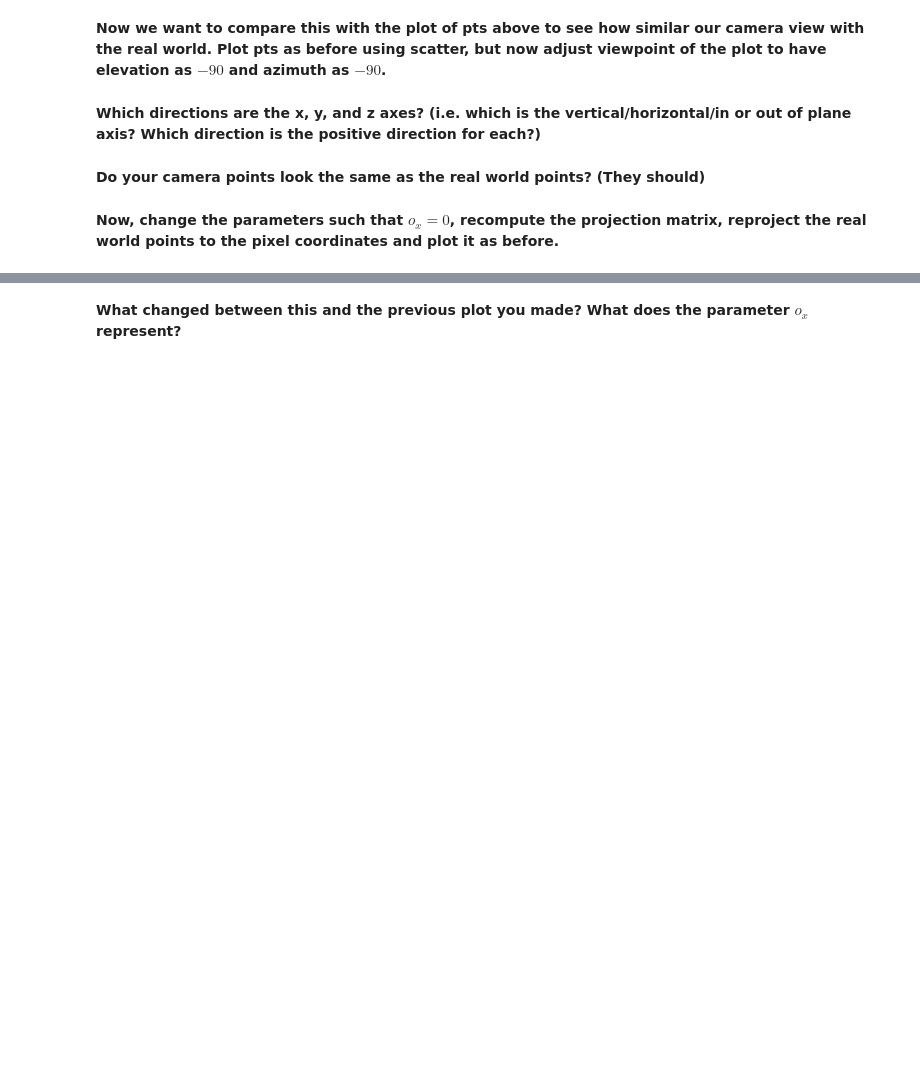
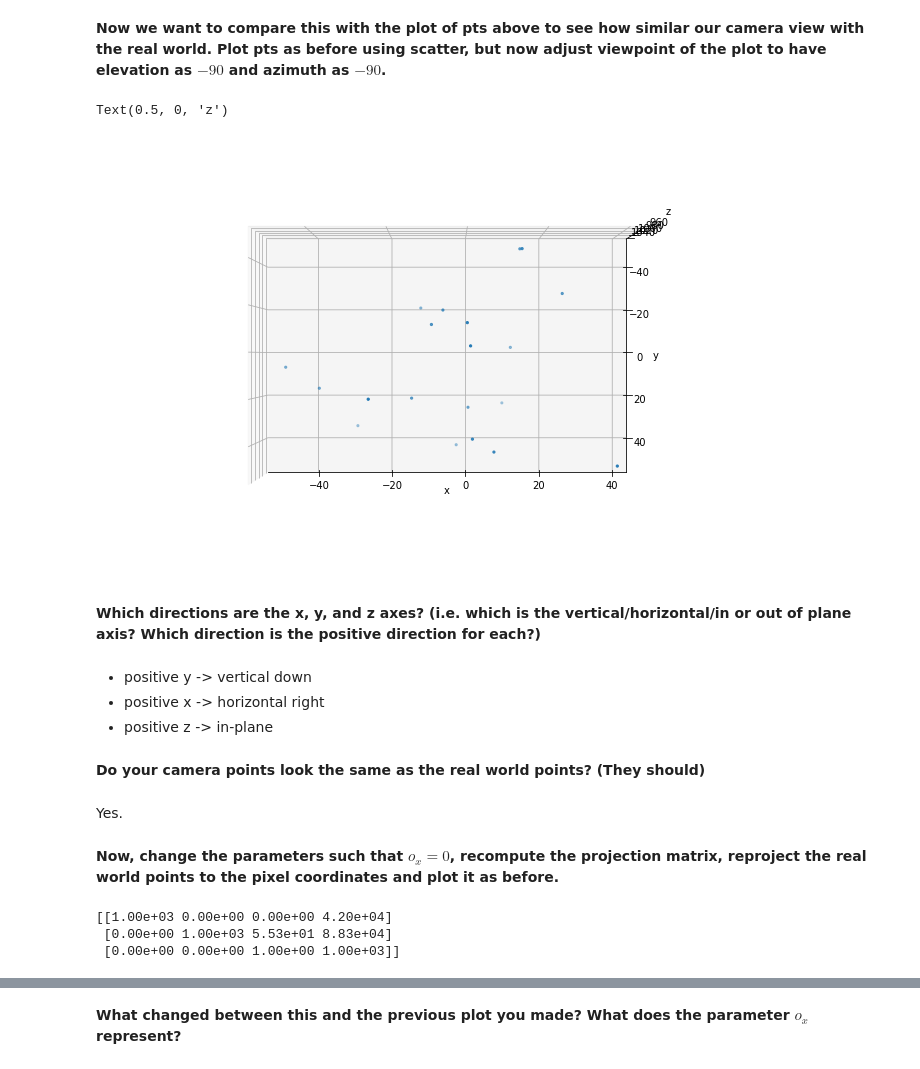
Before and after one commit to dlezcan1/computer-vision-fall-2020, a Jupyter notebook: week8/(Week_8)_Camera_Geometry.ipynb, the cells around one changed output, grey strips where cells are left out. Saved outputs shown, nothing was run; the diff lists cells and outputs as text; code cells hidden in the pictures; blank space fills up the shorter version.

```diff
--- a/week8/(Week_8)_Camera_Geometry.ipynb
+++ b/week8/(Week_8)_Camera_Geometry.ipynb
@@ -101,6 +136,40 @@ plt.gca().invert_yaxis()
+# %%
+# Plot pts again but with a different viewpoint
+fig = plt.figure(figsize=(12,8))
+ax = fig.add_subplot(111, projection='3d')
+plt.scatter(pts[0],pts[1],zs=pts[2],s=5)
+ax.view_init(elev=-90, azim=-90)
+ax.set_xlabel('x')
+ax.set_ylabel('y')
+ax.set_zlabel('z')
+# %% [output]
+Text(0.5, 0, 'z')
+[figure, added]
 # %% [markdown]
 **Which directions are the x, y, and z axes? (i.e. which is the vertical/horizontal/in or out of plane axis? Which direction is the positive direction for each?)**
+# %% [markdown]
+* positive y -> vertical down
+* positive x -> horizontal right
+* positive z -> in-plane
 # %% [markdown]
 **Do your camera points look the same as the real world points? (They should)**
+# %% [markdown]
+Yes.
 # %% [markdown]
 **Now, change the parameters such that $o_x=0$, recompute the projection matrix, reproject the real world points to the pixel coordinates and plot it as before.**
+# %%
+K = Kmatrix(1000, 1000, 0, 55.3)
+M = Mmatrix(K)
+
+t = np.array([42, 33, 1000]).reshape(-1,1)
+R = rotatex(0) # identity
+
+Htop = np.hstack((R, t))
+H = np.vstack((Htop, [0,0,0,1]))
+P = Pmatrix(M, H)
+
+print(P)
+# %% [output]
+[[1.00e+03 0.00e+00 0.00e+00 4.20e+04]
+ [0.00e+00 1.00e+03 5.53e+01 8.83e+04]
+ [0.00e+00 0.00e+00 1.00e+00 1.00e+03]]
```
Also changed, not shown: parts of 38 cells of this notebook.
